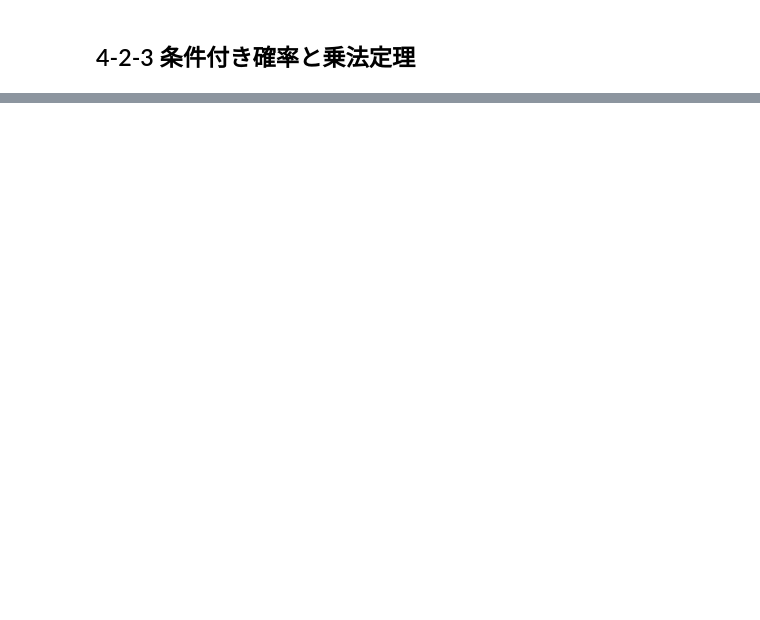
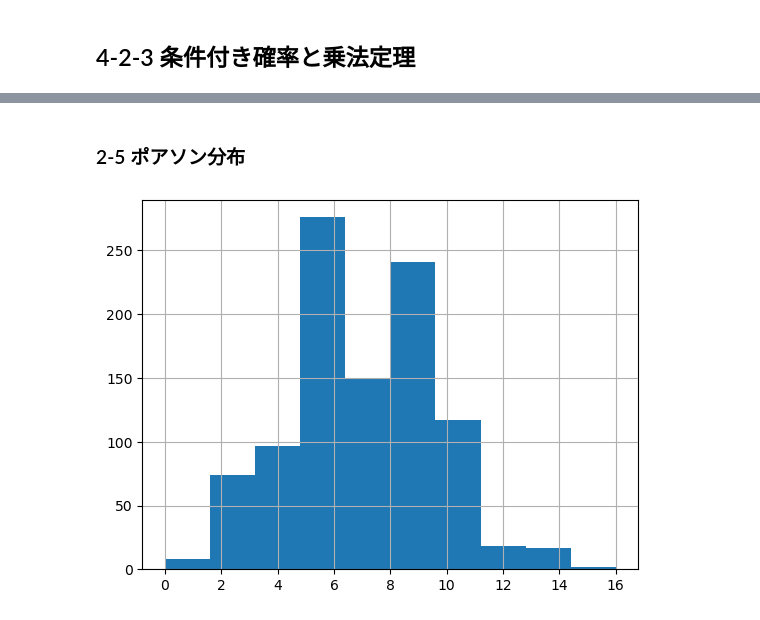
Before and after one commit to RentoYabuki06/ut_datascience_ikusei_kouza, a Jupyter notebook: chapter04/ch04.ipynb, the cells around one changed output, grey strips where cells are left out. Cells and saved outputs as stored; diff of their text form; code cells hidden in the pictures; blank space fills up the shorter version.

```diff
--- a/chapter04/ch04.ipynb
+++ b/chapter04/ch04.ipynb
@@ -60,0 +139,8 @@ for i in range(1,7):
+# %% [markdown]
+### 2-5 ポアソン分布
+# %%
+x = np.random.poisson(7, 1000)
+plt.hist(x)
+plt.grid(True)
+# %% [output]
+[figure, added]
```
Also changed, not shown: parts of 85 cells of this notebook, 5 other files.
